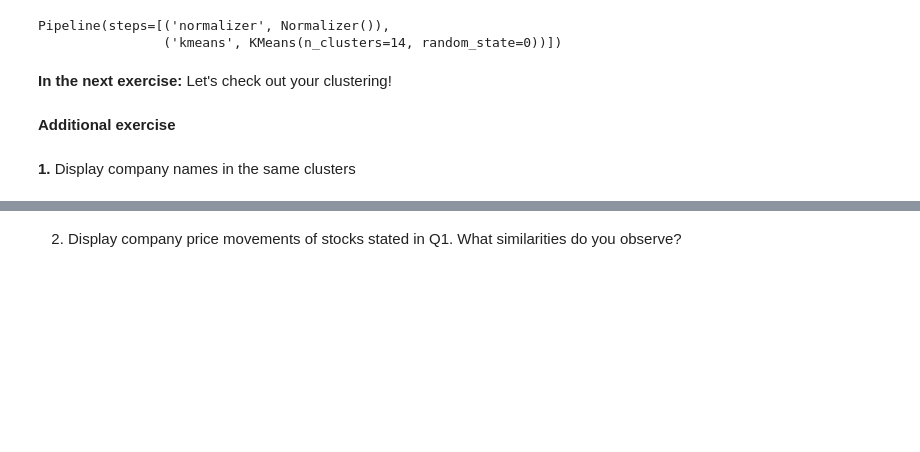
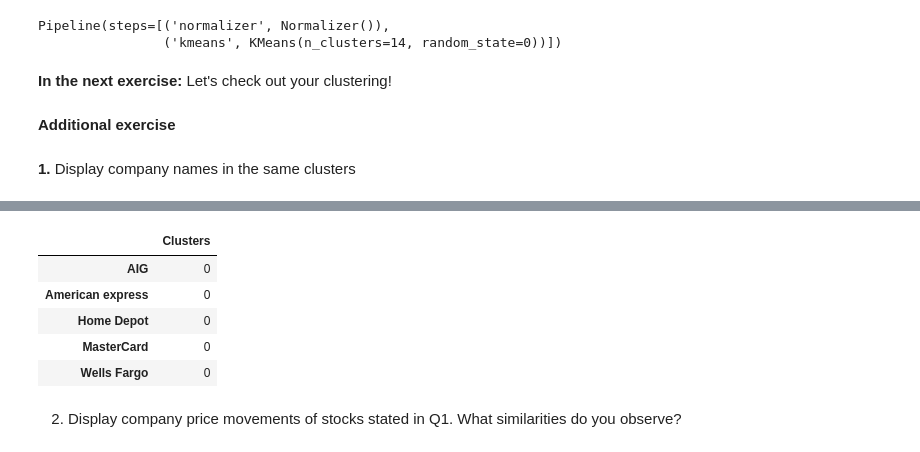
Before and after one commit to kvtang1511/forwardschool-ads-exercise, a Jupyter notebook: Week 6/W6 - Exercise 2 - Clustering_stocks_using_kmeans.ipynb, the cells around one changed output, grey strips where cells are left out. Saved outputs shown, nothing was run; the diff lists cells and outputs as text; code cells hidden in the pictures; blank space fills up the shorter version.

```diff
--- a/Week 6/W6 - Exercise 2 - Clustering_stocks_using_kmeans.ipynb
+++ b/Week 6/W6 - Exercise 2 - Clustering_stocks_using_kmeans.ipynb
@@ -97,2 +96,11 @@ prediction_cluster
+# %%
+company_cluster[company_cluster['Clusters'] == 0]
+# %% [output]
+|  | Clusters |
+| AIG | 0 |
+| American express | 0 |
+| Home Depot | 0 |
+| MasterCard | 0 |
+| Wells Fargo | 0 |
 # %% [markdown]
 2. Display company price movements of stocks stated in Q1. What similarities do you observe?
```
Also changed, not shown: parts of 4 cells of this notebook, 1 other file.
